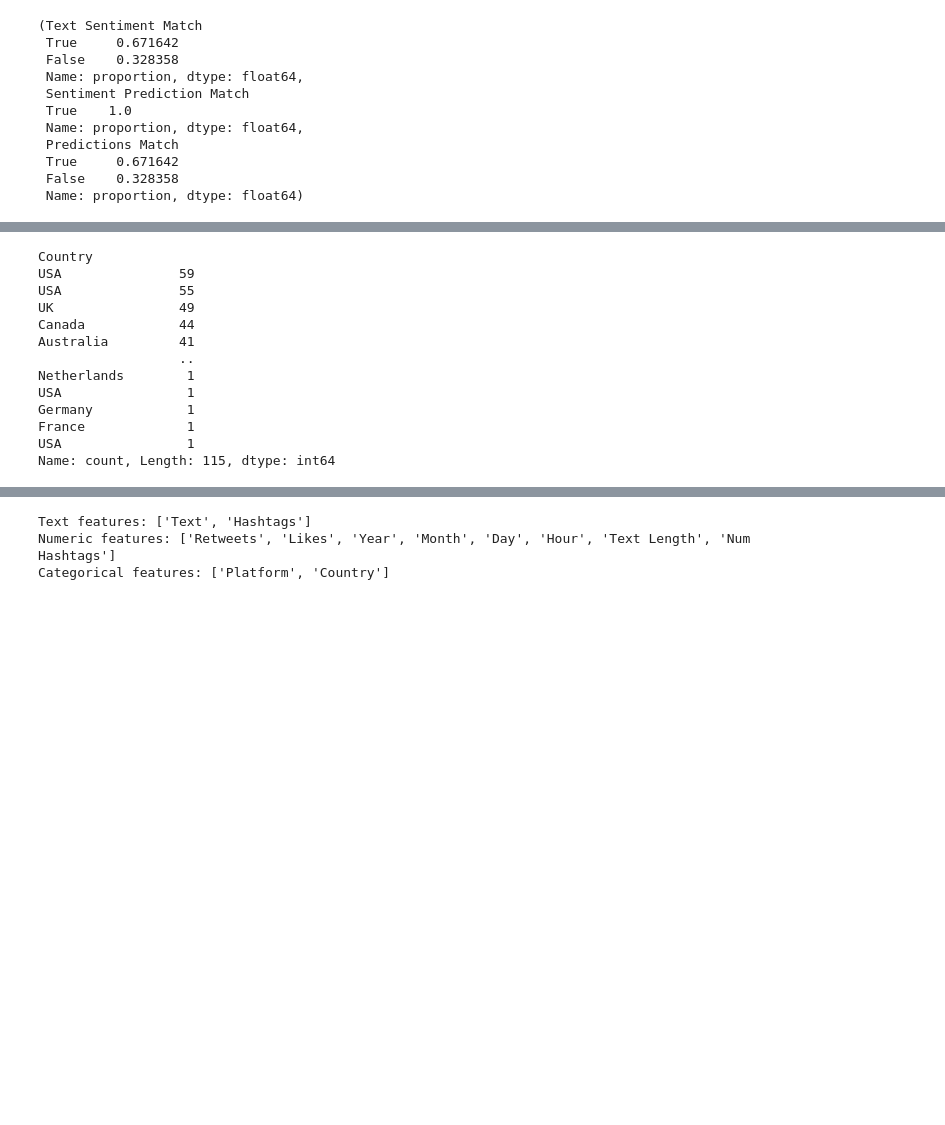
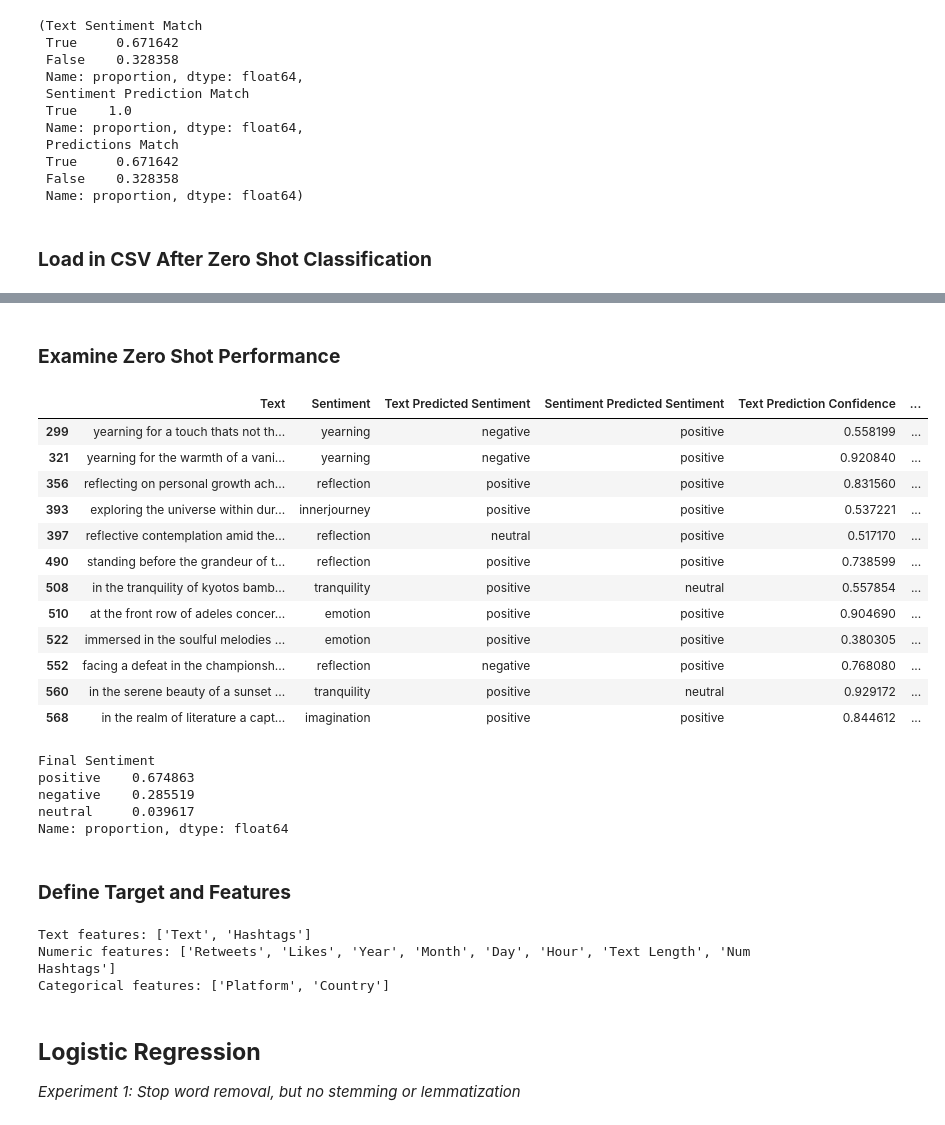
Before and after one commit to kelbymace/SocialBuzz-NLP, a Jupyter notebook: SocialBuzz NLP.ipynb, the cells around one changed output, grey strips where cells are left out. Cells and saved outputs as stored; diff of their text form; code cells hidden in the pictures; blank space fills up the shorter version.

Commit message:
Cleaned up code, removed neutrals, and tested lemmatization

```diff
--- a/SocialBuzz NLP.ipynb
+++ b/SocialBuzz NLP.ipynb
@@ -146,9 +167,19 @@ df_three['Text Sentiment Match'].value_counts(normalize=True), df_three['Sentime
  True     0.671642
  False    0.328358
  Name: proportion, dtype: float64)
+# %% [markdown]
+### __Load in CSV After Zero Shot Classification__
 # %%
 df = pd.read_csv("sentiment_with_predictions.csv")
 
+# Rename columns so they aren't so confusing
+df = df.rename(columns={
+    "Predicted Sentiment": "Text Predicted Sentiment",
+    "Prediction Confidence": "Text Prediction Confidence",
+    "Sentiment Reduced": "Sentiment Predicted Sentiment",
+    "Sentiment Reduced Confidence": "Sentiment Prediction Confidence"
+    })
+
 df.head()
 # %% [output]
 |  | Text | Sentiment | Timestamp | User | Platform | Hashtags | Retweets | Likes | Country | Year | ... |
@@ -157,20 +188,4 @@ df.head()
 | 2 | just finished an amazing workout | positive | 2023-01-15 15:45:00 | FitnessFan | Instagram | #Fitness #Workout | 20 | 40 | USA | 2023 | ... |
 | 3 | excited about the upcoming weeken... | positive | 2023-01-15 18:20:00 | AdventureX | Facebook | #Travel #Adventure | 8 | 15 | UK | 2023 | ... |
 | 4 | trying out a new recipe for dinne... | neutral | 2023-01-15 19:55:00 | ChefCook | Instagram | #Cooking #Food | 12 | 25 | Australia | 2023 | ... |
-# %%
-df['Country'].value_counts()
-# %% [output]
-Country
-USA               59
-USA               55
-UK                49
-Canada            44
-Australia         41
-                  ..
-Netherlands        1
-USA                1
-Germany            1
-France             1
-USA                1
-Name: count, Length: 115, dtype: int64
 # %%
@@ -187,3 +205,44 @@ df.head()
 | 2 | just finished an amazing workout | positive | 2023-01-15 15:45:00 | FitnessFan | instagram | fitness workout | 20 | 40 | USA | 2023 | ... |
 | 3 | excited about the upcoming weeken... | positive | 2023-01-15 18:20:00 | AdventureX | facebook | travel adventure | 8 | 15 | UK | 2023 | ... |
 | 4 | trying out a new recipe for dinne... | neutral | 2023-01-15 19:55:00 | ChefCook | instagram | cooking food | 12 | 25 | Australia | 2023 | ... |
+# %% [markdown]
+### __Examine Zero Shot Performance__
+# %%
+sentiments = ['positive', 'neutral', 'negative']
+
+other_sentiments = df.loc[~df['Sentiment'].isin(sentiments)][['Text','Sentiment', 'Text Predicted Sentiment', 'Sentiment Predicted Sentiment', 'Text Prediction Confidence', 'Sentiment Prediction Confidence']]
+
+other_sentiments.loc[other_sentiments['Sentiment Prediction Confidence'] < 0.5]
+# %% [output]
+|  | Text | Sentiment | Text Predicted Sentiment | Sentiment Predicted Sentiment | Text Prediction Confidence | ... |
+| 299 | yearning for a touch thats not th... | yearning | negative | positive | 0.558199 | ... |
+| 321 | yearning for the warmth of a vani... | yearning | negative | positive | 0.920840 | ... |
+| 356 | reflecting on personal growth ach... | reflection | positive | positive | 0.831560 | ... |
+| 393 | exploring the universe within dur... | innerjourney | positive | positive | 0.537221 | ... |
+| 397 | reflective contemplation amid the... | reflection | neutral | positive | 0.517170 | ... |
+| 490 | standing before the grandeur of t... | reflection | positive | positive | 0.738599 | ... |
+| 508 | in the tranquility of kyotos bamb... | tranquility | positive | neutral | 0.557854 | ... |
+| 510 | at the front row of adeles concer... | emotion | positive | positive | 0.904690 | ... |
+| 522 | immersed in the soulful melodies ... | emotion | positive | positive | 0.380305 | ... |
+| 552 | facing a defeat in the championsh... | reflection | negative | positive | 0.768080 | ... |
+| 560 | in the serene beauty of a sunset ... | tranquility | positive | neutral | 0.929172 | ... |
+| 568 | in the realm of literature a capt... | imagination | positive | positive | 0.844612 | ... |
+# %%
+# Use the highest confidence level, unless both are below 0.5, in which case we will classify as neutral
+
+def final_sentiment(row):
+    if row['Sentiment Prediction Confidence'] >= row['Text Prediction Confidence'] and row['Sentiment Prediction Confidence']  >= 0.5:
+        return row['Sentiment Predicted Sentiment']
+    elif row['Text Prediction Confidence'] >= row['Sentiment Prediction Confidence'] and row['Text Prediction Confidence'] >= 0.5:
+        return row['Text Predicted Sentiment']
+    else:
+        return 'neutral'
+
+df['Final Sentiment'] = df.apply(final_sentiment, axis=1)
+df['Final Sentiment'].value_counts(normalize=True)
+# %% [output]
+Final Sentiment
+positive    0.674863
+negative    0.285519
+neutral     0.039617
+Name: proportion, dtype: float64
@@ -190 +254,3 @@ df.head()
+# %% [markdown]
+### __Define Target and Features__
 # %%
@@ -223,4 +287,8 @@ print("Categorical features:", categorical_features)
 Text features: ['Text', 'Hashtags']
 Numeric features: ['Retweets', 'Likes', 'Year', 'Month', 'Day', 'Hour', 'Text Length', 'Num Hashtags']
 Categorical features: ['Platform', 'Country']
+# %% [markdown]
+## __Logistic Regression__
+
+_Experiment 1: Stop word removal, but no stemming or lemmatization_
 # %%
```
Also changed, not shown: parts of 22 cells of this notebook, 1 other file.
